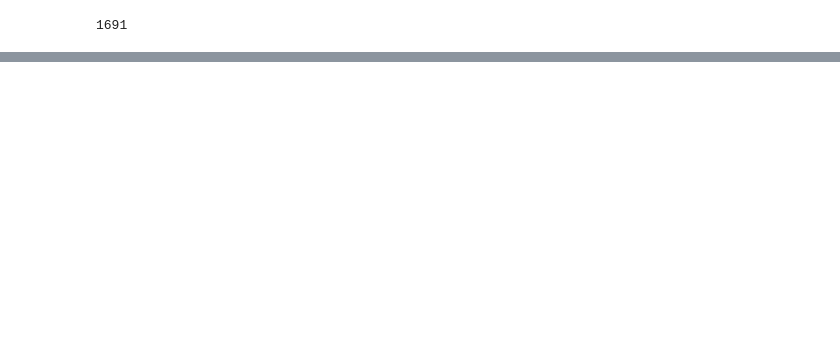
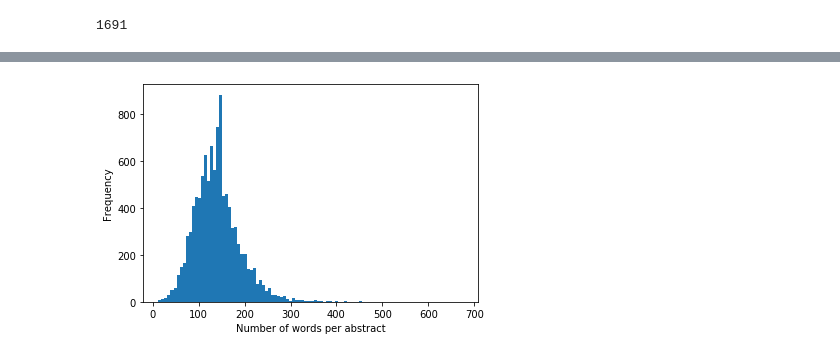
Before and after one commit to andreeaiana/graph_confrec, a Jupyter notebook: notebooks/Exploration General Papers.ipynb, the cells around one changed output, grey strips where cells are left out. Drawn from its saved outputs; the diff is of its cells as text; code cells hidden in the pictures; blank space fills up the shorter version.

```diff
--- a/notebooks/Exploration General Papers.ipynb
+++ b/notebooks/Exploration General Papers.ipynb
@@ -406,0 +441,5 @@ plt.show()
+# %%
+d_validation = DataLoader()
+d_validation.validation_data_with_abstracts_citations()
+df = d_validation.data
+df["len"] = df.chapter_abstract.apply(lambda x: len(str(x).split(" ")))
@@ -406,0 +480,7 @@ plt.show()
+# %%
+df["len"].plot(kind="hist",bins=100)
+plt.legend().remove()
+plt.xlabel("Number of words per abstract")
+plt.show()
+# %% [output]
+[figure, added]
```
Also changed, not shown: parts of 28 cells of this notebook.
